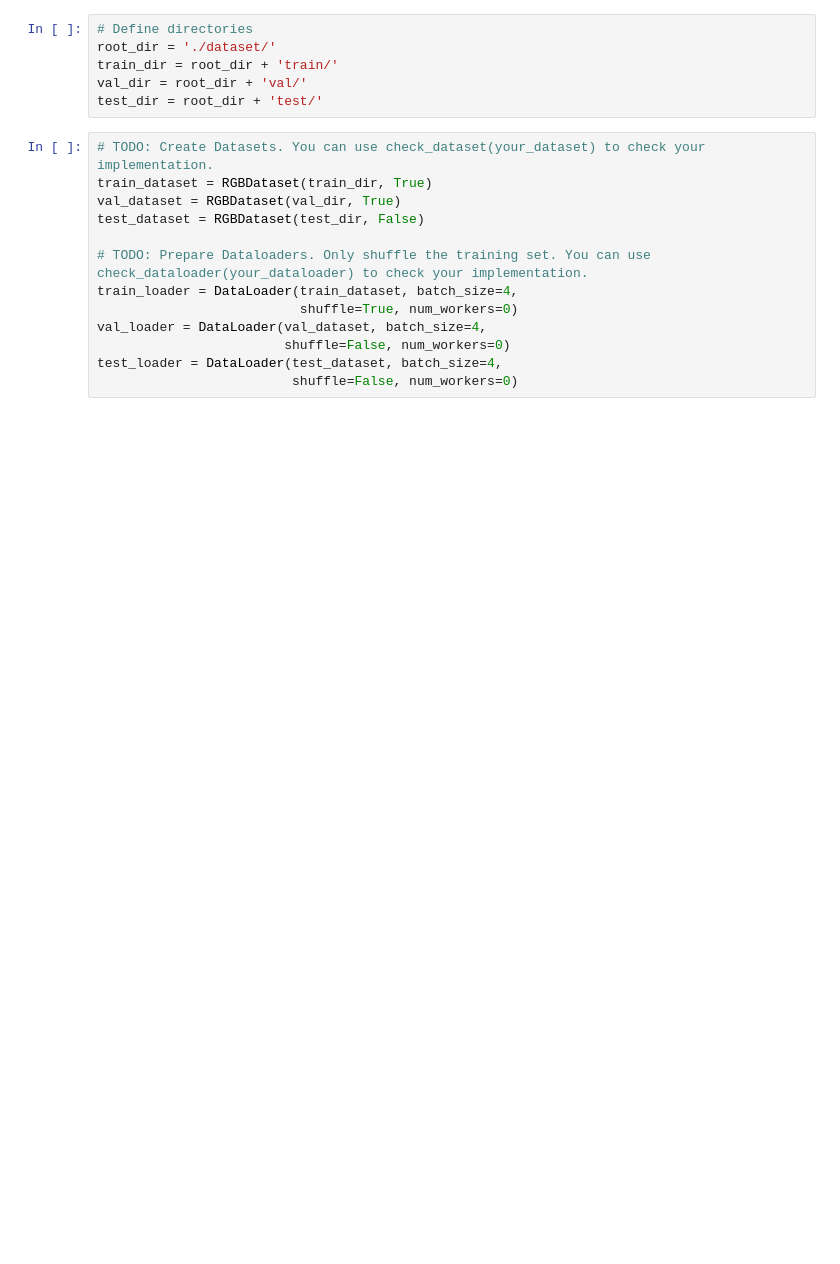
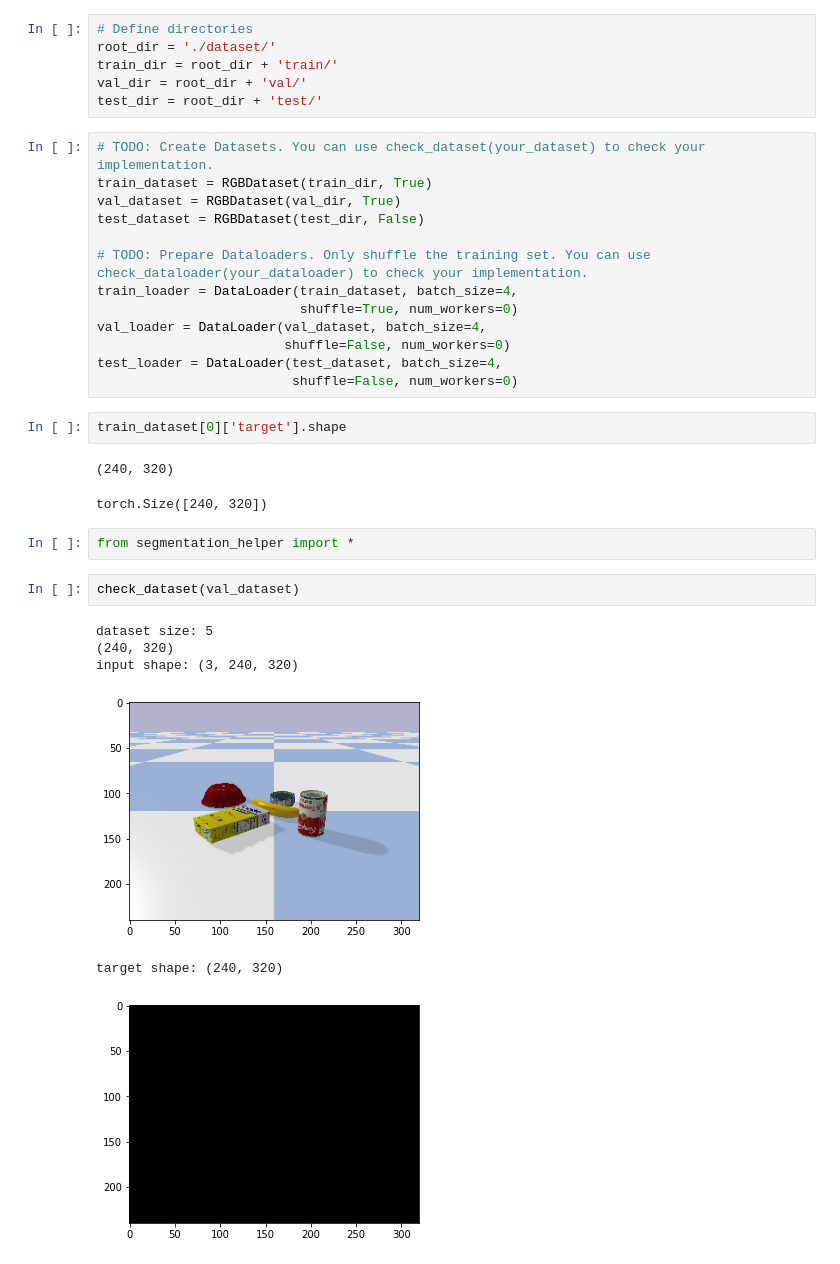
Before and after one commit to AdityaSidharta/columbia_robotics, a Jupyter notebook: hw2/notebooks/Scratch.ipynb, the cells around one changed output. Saved outputs shown, nothing was run; the diff lists cells and outputs as text; blank space fills up the shorter version.

```diff
--- a/hw2/notebooks/Scratch.ipynb
+++ b/hw2/notebooks/Scratch.ipynb
@@ -40,3 +40,19 @@ val_loader = DataLoader(val_dataset, batch_size=4,
                         shuffle=False, num_workers=0)
 test_loader = DataLoader(test_dataset, batch_size=4,
                          shuffle=False, num_workers=0)
+# %%
+train_dataset[0]['target'].shape
+# %% [output]
+(240, 320)
+torch.Size([240, 320])
+# %%
+from segmentation_helper import *
+# %%
+check_dataset(val_dataset)
+# %% [output]
+dataset size: 5
+(240, 320)
+input shape: (3, 240, 320)
+[figure, added]
+target shape: (240, 320)
+[figure, added]
```
Also changed, not shown: parts of 9 cells of this notebook, 11 other files.
